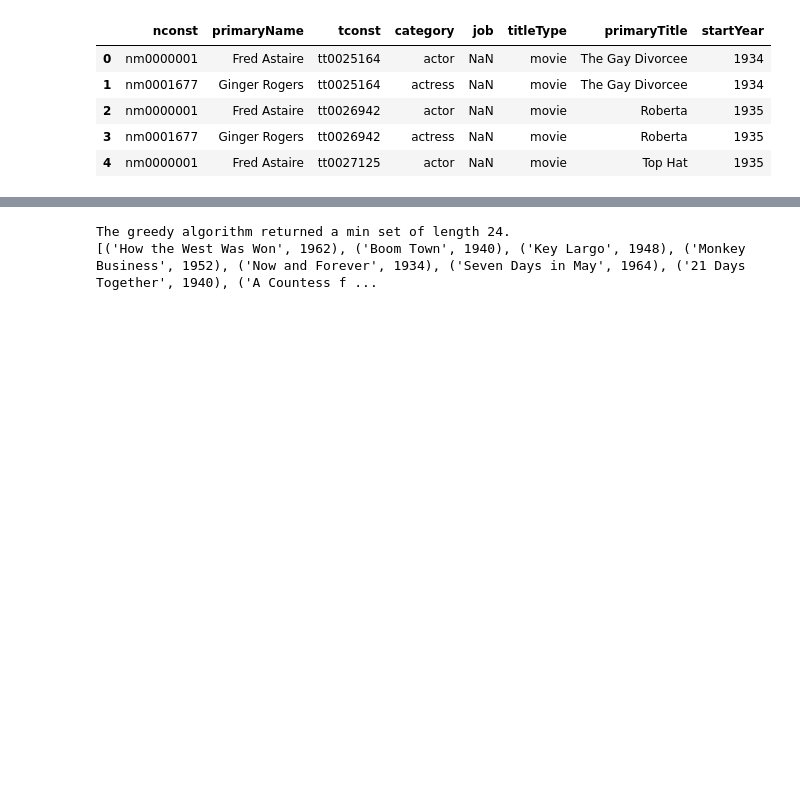
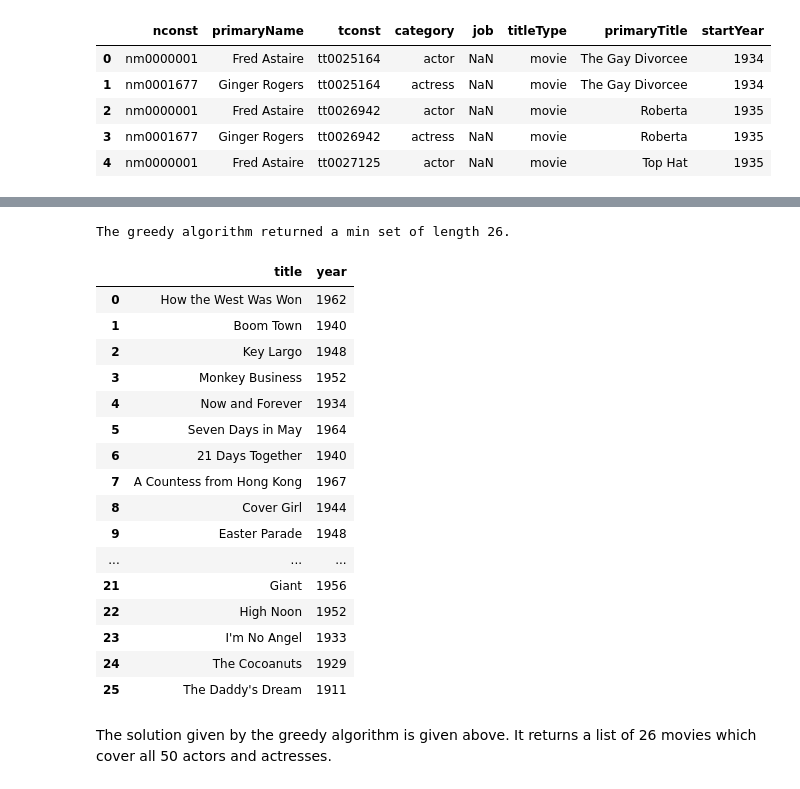
Before and after one commit to MaximeKan/Algorithms, a Jupyter notebook: SetCover.ipynb, the cells around one changed output, grey strips where cells are left out. Saved outputs shown, nothing was run; the diff lists cells and outputs as text; code cells hidden in the pictures; blank space fills up the shorter version.

Commit message:
Greedy + explanation of IP

```diff
--- a/SetCover.ipynb
+++ b/SetCover.ipynb
@@ -164,16 +178,37 @@ We are considering 265 movies for this problem by keeping only one movie for eac
 # %%
 def greedy_cover(movies):
-    min_set = []
+    selected_movies = []
+    selected_years = []
     while not movies.empty:
         title, year = movies.groupby(["primaryTitle", "startYear"]).primaryName.count().idxmax()
-        min_set.append((title, year))
+        selected_movies.append(title)
+        selected_years.append(year)
         actors_selected = movies[(movies.primaryTitle == title) & (movies.startYear == year)].primaryName
         movies = movies[~movies.primaryName.isin(actors_selected)]
+    min_set = pd.DataFrame({"title": selected_movies, "year": selected_years})
     return min_set
 # %%
 min_set = greedy_cover(set_movies)
 print("The greedy algorithm returned a min set of length %i." %len(min_set))
-print(min_set)
+min_set
 # %% [output]
-The greedy algorithm returned a min set of length 24.
-[('How the West Was Won', 1962), ('Boom Town', 1940), ('Key Largo', 1948), ('Monkey Business', 1952), ('Now and Forever', 1934), ('Seven Days in May', 1964), ('21 Days Together', 1940), ('A Countess f ...
+The greedy algorithm returned a min set of length 26.
+|  | title | year |
+| 0 | How the West Was Won | 1962 |
+| 1 | Boom Town | 1940 |
+| 2 | Key Largo | 1948 |
+| 3 | Monkey Business | 1952 |
+| 4 | Now and Forever | 1934 |
+| 5 | Seven Days in May | 1964 |
+| 6 | 21 Days Together | 1940 |
+| 7 | A Countess from Hong Kong | 1967 |
+| 8 | Cover Girl | 1944 |
+| 9 | Easter Parade | 1948 |
+| ... | ... | ... |
+| 21 | Giant | 1956 |
+| 22 | High Noon | 1952 |
+| 23 | I'm No Angel | 1933 |
+| 24 | The Cocoanuts | 1929 |
+| 25 | The Daddy's Dream | 1911 |
+# %% [markdown]
+The solution given by the greedy algorithm is given above. It returns a list of 26 movies which cover all 50 actors and actresses.
```
Also changed, not shown: parts of 10 cells of this notebook.
